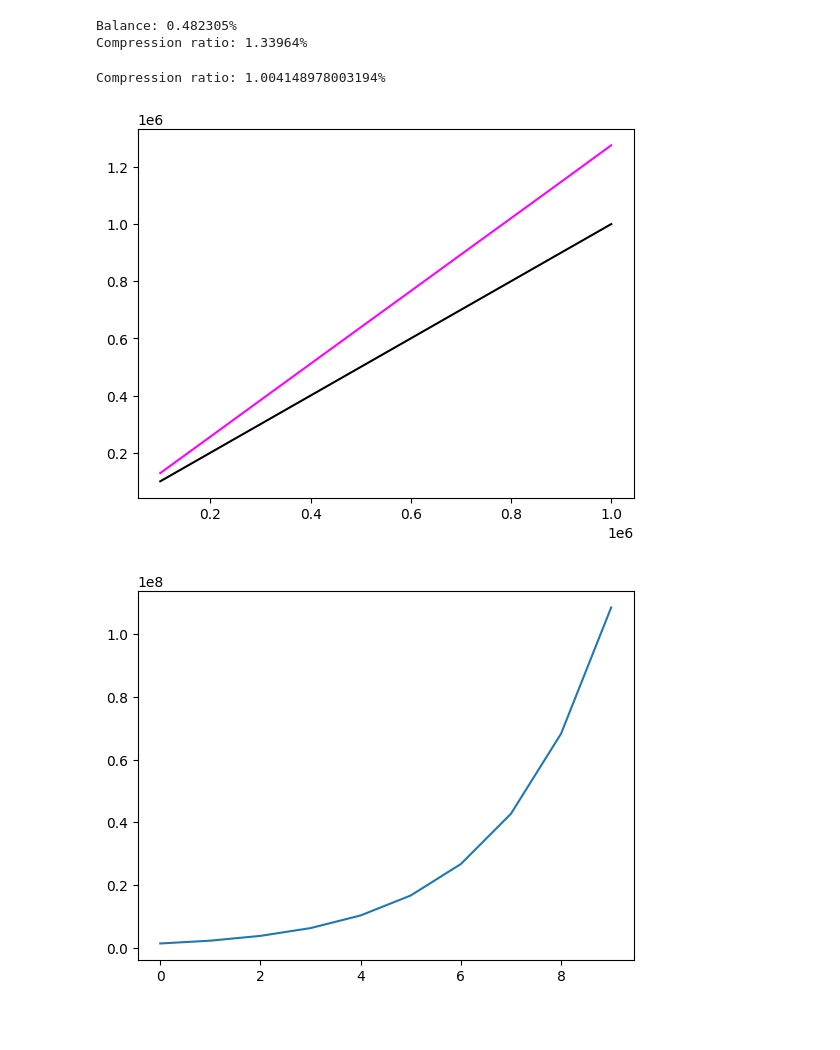
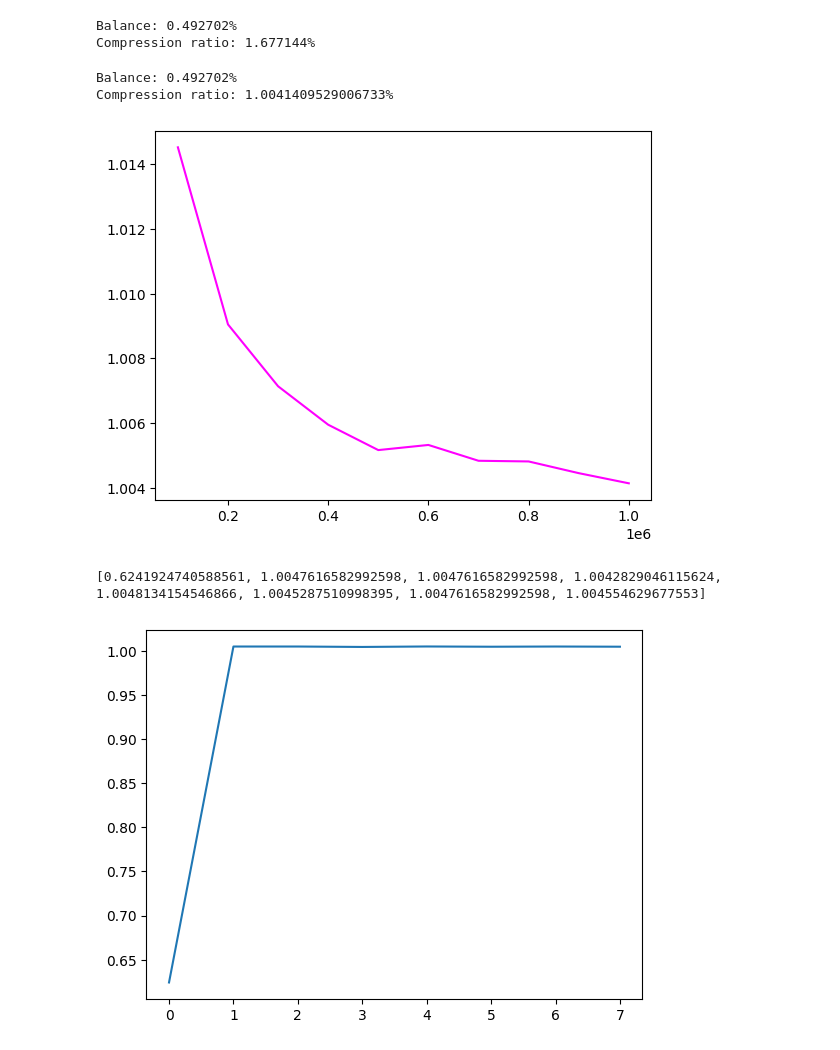
Before and after one commit to AguruAguru/PRF_from_PIG, a Jupyter notebook: CPP/notebook.ipynb, the cells around one changed output. Cells and saved outputs as stored; diff of their text form; code cells hidden in the pictures; blank space fills up the shorter version.

```diff
--- a/CPP/notebook.ipynb
+++ b/CPP/notebook.ipynb
@@ -7,7 +7,7 @@ import random
 
 
 
-with open('./outputs/output.txt', mode='r') as f:
+with open('./outputs/local_enc_small_TM', mode='r') as f:
     r = f.read()
     print("Balance: {}%".format(r.count("1")/len(r)))
     w, h = int(math.sqrt(len(r))), int(math.sqrt(len(r)))
@@ -16,13 +16,13 @@ with open('./outputs/output.txt', mode='r') as f:
 
 # Make into PIL Image and save
 PILimage = Image.fromarray(d)
-name = 'outputs/NW_local_enc_l32_4.png'
+name = 'outputs/tmp.png'
 PILimage.save(name)
 
 print("Compression ratio: {}%".format((os.path.getsize(name)*8)/(w*h)))
 # %% [output]
-Balance: 0.482305%
-Compression ratio: 1.33964%
+Balance: 0.492702%
+Compression ratio: 1.677144%
 # %%
 # png from bytes
 
@@ -34,10 +34,10 @@ import random
 # Define width and height
 
 
-
-with open('./outputs/output.txt', mode='r') as f:
+with open('./outputs/local_enc_small_TM', mode='r') as f:
     r = f.read()
     # r = [str(random.randint(0, 1)) for c in r]
+    print("Balance: {}%".format(r.count("1")/len(r)))
     arr_bytes = []
     for i in range(0, len(r), 8):
         arr_bytes.append(0)
@@ -55,64 +55,81 @@ PILimage.save(name)
 
 print("Compression ratio: {}%".format((os.path.getsize(name))/(w*h)))
 # %% [output]
-Compression ratio: 1.004148978003194%
+Balance: 0.492702%
+Compression ratio: 1.0041409529006733%
 # %%
 # graph: compression ratio as function of output length
 
 import numpy as np
 from PIL import Image
 import math
 import matplotlib.pyplot as plt
 from tqdm import tqdm
 import os
 
-with open('./output.txt', mode='r') as f:
+with open('./outputs/local_enc_small_TM', mode='r') as f:
     data = f.read()
 
-increment = 100000
+increment = 100000 # bits
 sizes = [i * increment for i in range(1, 1 + len(data) // increment)]
 compressed = []
 
 for size in tqdm(sizes):
-    r = data[:size]
-    w, h = increment, len(r)//increment#int(math.sqrt(len(r))), int(math.sqrt(len(r)))
-    d = np.array([int(c)*255 for c in r if c in ["0", "1"]], dtype=np.uint8).reshape(h,w)
+    r = data
+    arr_bytes = []
+    for i in range(0, len(r), 8):
+        arr_bytes.append(0)
+        for j in r[i: i+8]:
+            arr_bytes[i//8] = (arr_bytes[i//8] << 1) + int(j)
+    r = arr_bytes[:size//8]
+
+    # w, h = increment, len(r)//increment#int(math.sqrt(len(r))), int(math.sqrt(len(r)))
+    w, h = int(math.sqrt(len(r))), int(math.sqrt(len(r)))
+    d = np.array(r[:w*h], dtype=np.uint8).reshape(h,w)
     PILimage = Image.fromarray(d)
-    PILimage.save('tmp.png')
-    compressed.append(os.path.getsize("./tmp.png")*8)
+    PILimage.save('./outputs/tmp.png')
+    compressed.append(os.path.getsize("./outputs/tmp.png")/(w*h))
 
 plt.plot(sizes, compressed, color="magenta")
-plt.plot(sizes,sizes, color="black")
+# plt.plot(sizes,sizes, color="black")
 plt.show()
 plt.close()
 # %% [output]
-[figure, old version]
+[figure, new version]
 # %%
 # iterative compression
 from bitstring import BitArray
 
-with open('./output.txt', mode='r') as f:
+with open('./outputs/output.txt', mode='r') as f:
     r = f.read()
 
 
 compressed = []
 
-for i in tqdm(range(10)):
+for i in tqdm(range(8)):
+    arr_bytes = []
+    for i in range(0, len(r), 8):
+        arr_bytes.append(0)
+        for j in r[i: i+8]:
+            arr_bytes[i//8] = (arr_bytes[i//8] << 1) + int(j)
+    r = arr_bytes
     w, h = int(math.sqrt(len(r))), int(math.sqrt(len(r)))
-    d = np.array([int(c)*255 for c in r if c in ["0", "1"]][:w*h], dtype=np.uint8).reshape(h,w)
+    d = np.array(r[:w*h], dtype=np.uint8).reshape(h,w)
 
     PILimage = Image.fromarray(d)
-    PILimage.save('tmp.png')
-    compressed.append(os.path.getsize("./tmp.png")*8)
+    PILimage.save('./outputs/tmp.png')
+    compressed.append(os.path.getsize("./outputs/tmp.png")/(w*h))
 
-    with open("./tmp.png", "rb") as fp:
+    with open("./outputs/tmp.png", "rb") as fp:
         data = fp.read()
         r = BitArray(data).bin
 
-    assert len(r) == compressed[-1]
+    # assert len(r) == compressed[-1]
 
+print(compressed)
 plt.plot(compressed)
 plt.show()
 # %% [output]
+[0.6241924740588561, 1.0047616582992598, 1.0047616582992598, 1.0042829046115624, 1.0048134154546866, 1.0045287510998395, 1.0047616582992598, 1.004554629677553]
-[figure, old version]
+[figure, new version]
 # %%
```
Also changed, not shown: parts of 1 cell of this notebook, 18 other files.
